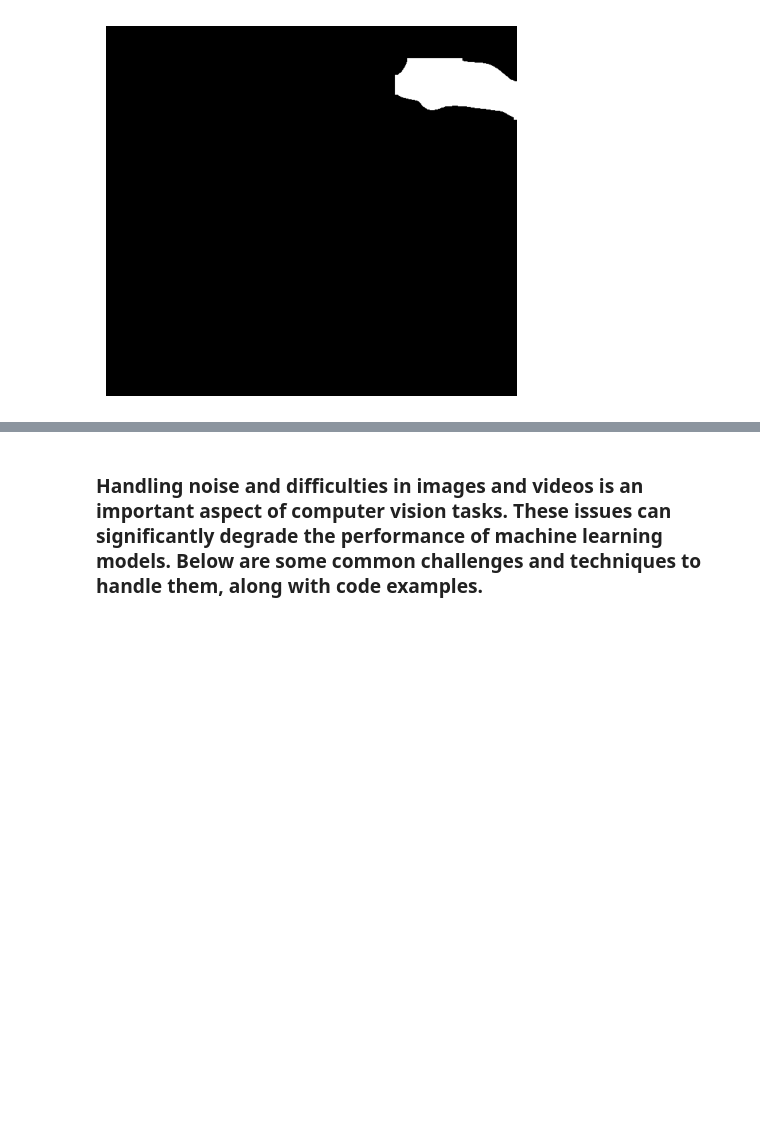
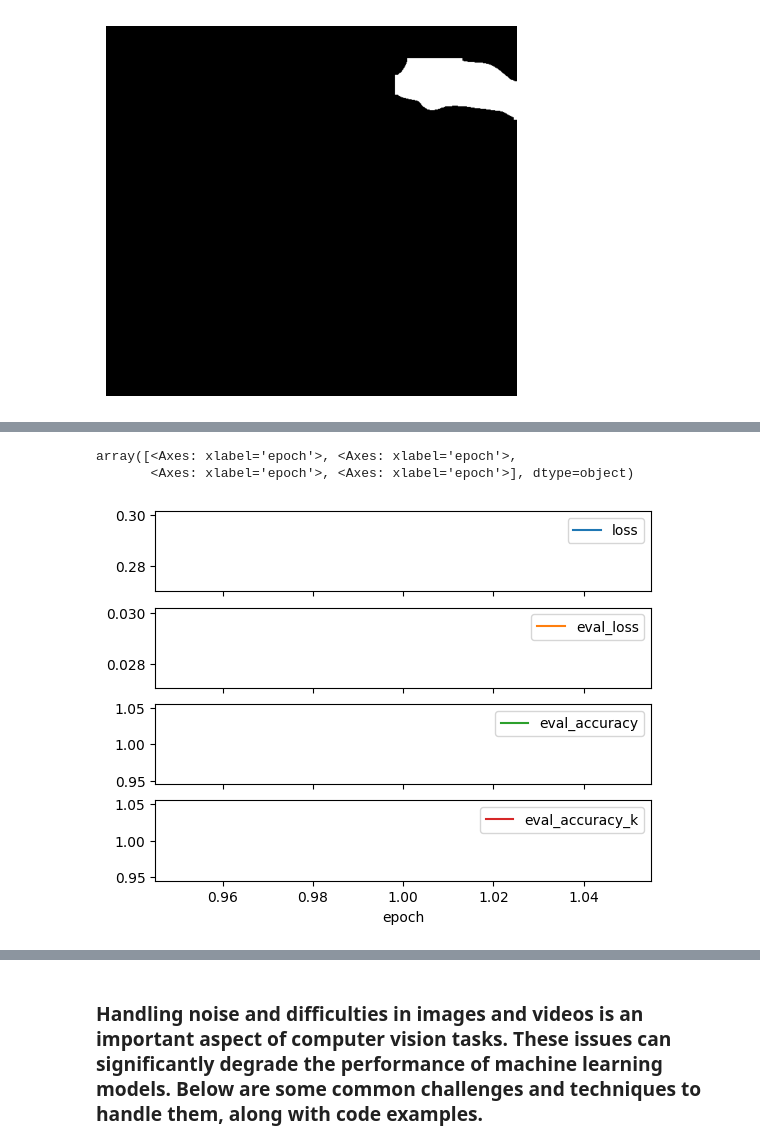
Before and after one commit to inkri/Vision, a Jupyter notebook: Image_CNN_Overview.ipynb, the cells around one changed output, grey strips where cells are left out. Cells and saved outputs as stored; diff of their text form; code cells hidden in the pictures; blank space fills up the shorter version.

```diff
--- a/Image_CNN_Overview.ipynb
+++ b/Image_CNN_Overview.ipynb
@@ -528,0 +678,5 @@ plt.show()
+# %%
+train_dataset = load_from_disk(train_save_path)
+val_dataset = load_from_disk(val_save_path)
+num_classes = train_dataset.features["label"].num_classes
+num_classes
@@ -528,0 +777,5 @@ plt.show()
+# %%
+log_history = pd.DataFrame(trainer.state.log_history)
+log_history = log_history.fillna(0)
+log_history = log_history.groupby(['epoch']).sum()
+log_history
@@ -528,0 +786,6 @@ plt.show()
+# %%
+log_history[["loss", "eval_loss", "eval_accuracy", "eval_accuracy_k"]].plot(subplots=True)
+# %% [output]
+array([<Axes: xlabel='epoch'>, <Axes: xlabel='epoch'>,
+       <Axes: xlabel='epoch'>, <Axes: xlabel='epoch'>], dtype=object)
+[figure, added]
```
Also changed, not shown: parts of 12 cells of this notebook.
